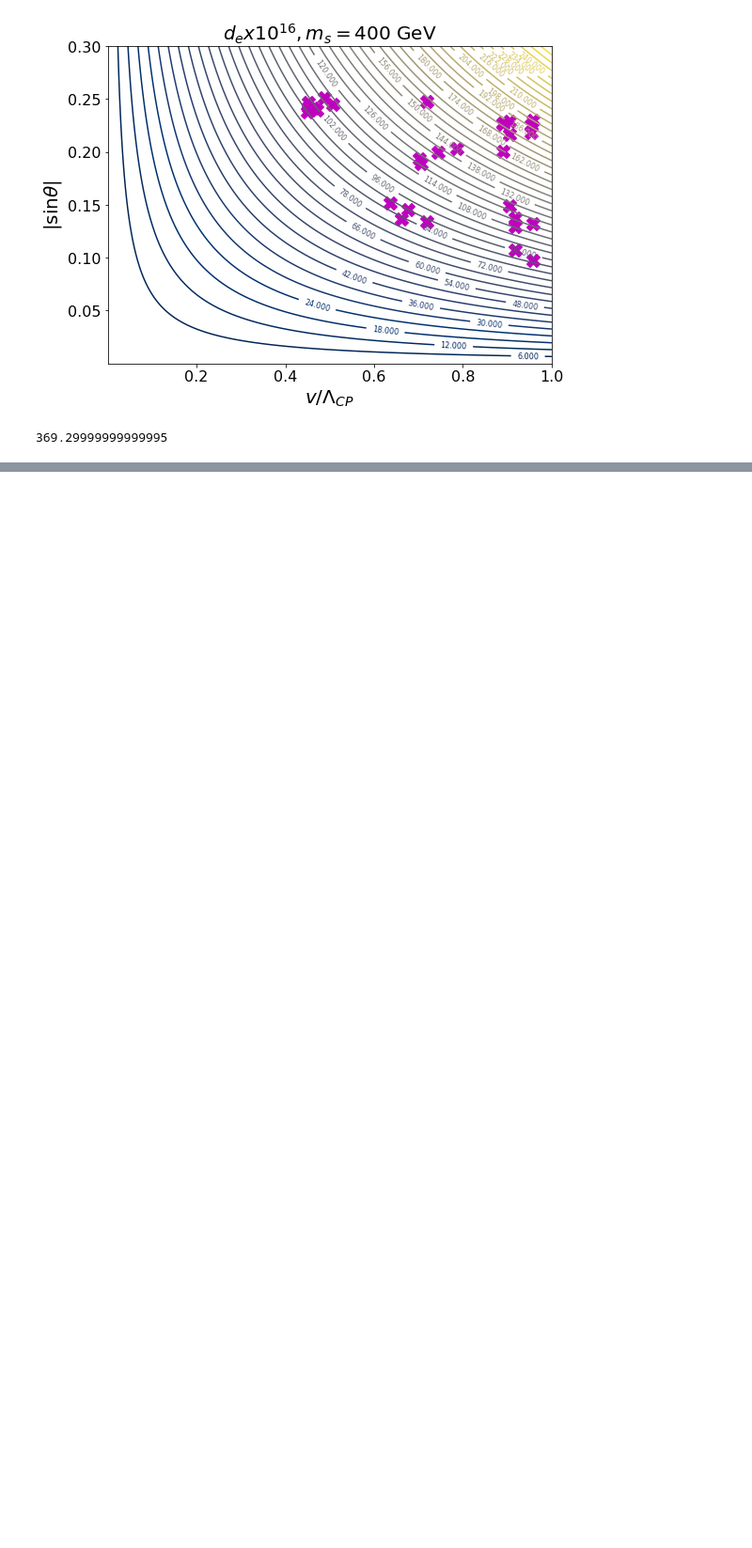
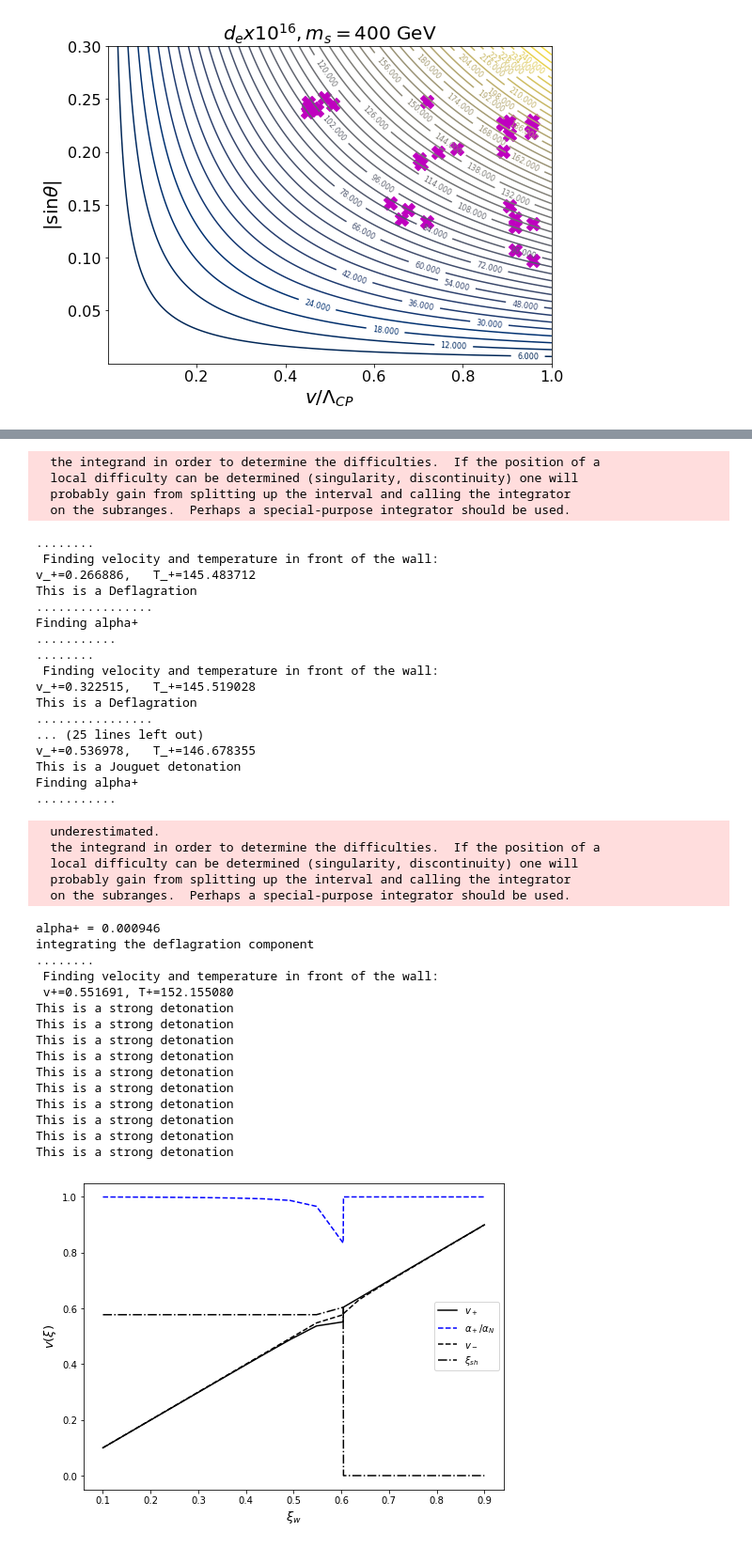
Before and after one commit to PB-316/Z_2breaking-PT-BAU, a Jupyter notebook: wall_veclocity_Z2_breaking.ipynb, the cells around one changed output, grey strips where cells are left out. Shown at 94% size. Drawn from its saved outputs; the diff is of its cells as text; code cells hidden in the pictures; blank space fills up the shorter version.

```diff
--- a/wall_veclocity_Z2_breaking.ipynb
+++ b/wall_veclocity_Z2_breaking.ipynb
@@ -2475,7 +2475,6 @@ plt.savefig("SCANS/BAU_plots/EDM_contour_ms"+str(ms)+".pdf", dpi=300)
 plt.show()
 # %% [output]
 [figure]
-# %%
-1.5*v
-# %% [output]
-369.29999999999995
+# %%
+some_bubble.hydro_print()
+# %% [output]
@@ -2481,0 +2498,42 @@ plt.show()
+  the integrand in order to determine the difficulties.  If the position of a
+  local difficulty can be determined (singularity, discontinuity) one will
+  probably gain from splitting up the interval and calling the integrator
+  on the subranges.  Perhaps a special-purpose integrator should be used.
+........
+ Finding velocity and temperature in front of the wall:
+v_+=0.266886,   T_+=145.483712
+This is a Deflagration
+................
+Finding alpha+
+...........
+........
+ Finding velocity and temperature in front of the wall:
+v_+=0.322515,   T_+=145.519028
+This is a Deflagration
+................
+... (25 lines left out)
+v_+=0.536978,   T_+=146.678355
+This is a Jouguet detonation
+Finding alpha+
+...........
+  underestimated.
+  the integrand in order to determine the difficulties.  If the position of a
+  local difficulty can be determined (singularity, discontinuity) one will
+  probably gain from splitting up the interval and calling the integrator
+  on the subranges.  Perhaps a special-purpose integrator should be used.
+alpha+ = 0.000946
+integrating the deflagration component
+........
+ Finding velocity and temperature in front of the wall:
+ v+=0.551691, T+=152.155080
+This is a strong detonation
+This is a strong detonation
+This is a strong detonation
+This is a strong detonation
+This is a strong detonation
+This is a strong detonation
+This is a strong detonation
+This is a strong detonation
+This is a strong detonation
+This is a strong detonation
+[figure, added]
```
Also changed, not shown: parts of 1 cell of this notebook.
